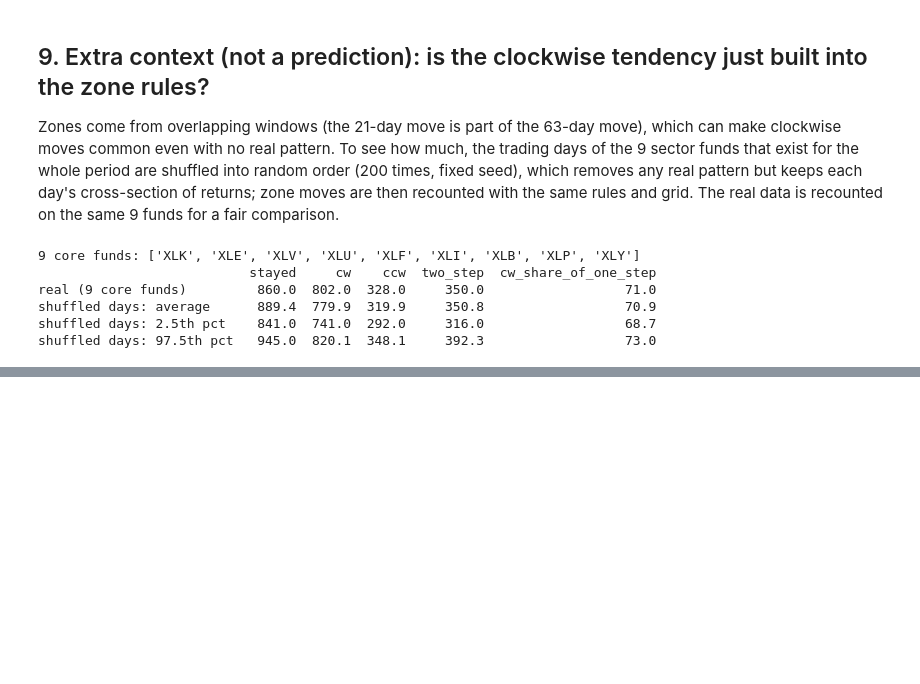
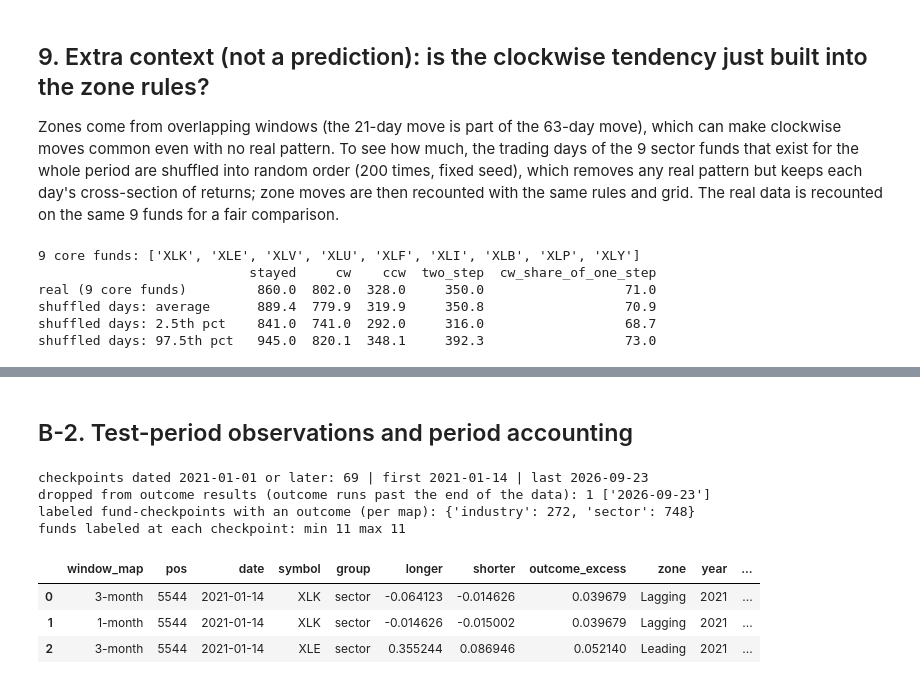
Before and after one commit to LamBuild33/market-rotation-research, a Jupyter notebook: notebooks/04_rotation_zones.ipynb, the cells around one changed output, grey strips where cells are left out. Saved outputs shown, nothing was run; the diff lists cells and outputs as text; code cells hidden in the pictures; blank space fills up the shorter version.

```diff
--- a/notebooks/04_rotation_zones.ipynb
+++ b/notebooks/04_rotation_zones.ipynb
@@ -306,0 +317,9 @@ shuffled days: 97.5th pct   945.0  820.1  348.1     392.3                  73.0
+# %%
+P_START = config.TEST_START
+P_END = None            # all data through the last date
+OUT = config.RESULTS_DIR
+R = OUT; R.mkdir(parents=True, exist_ok=True)               # Part B files are written with the 04b_ prefix
+dfF = load_prices(symbols=SECT + IND, fields=["adj_close"], end=P_END)
+PF = wide(dfF, "adj_close")[SECT + IND]
+nF = len(PF)
+print("loaded:", PF.index.min().date(), "to", PF.index.max().date(), "|", nF, "days")
@@ -306,0 +427,24 @@ shuffled days: 97.5th pct   945.0  820.1  348.1     392.3                  73.0
+# %% [markdown]
+## B-2. Test-period observations and period accounting
+# %%
+obsF, checksF = build_obs(PF)
+test_checks = [i for i in checksF if PF.index[i] >= pd.Timestamp(P_START)]
+dropped = [PF.index[i].date().isoformat() for i in test_checks if i + span > nF - 1]
+obsT = obsF[obsF.date >= pd.Timestamp(P_START)].reset_index(drop=True)
+print(f"checkpoints dated {pd.Timestamp(P_START).date()} or later: {len(test_checks)} | first {PF.index[test_checks[0]].date()} | last {PF.index[test_checks[-1]].date()}")
+print(f"dropped from outcome results (outcome runs past the end of the data): {len(dropped)} {dropped}")
+print("labeled fund-checkpoints with an outcome (per map):", obsT[(obsT.window_map == '3-month') & obsT.has_outcome].groupby('group').size().to_dict())
+print("funds labeled at each checkpoint: min", obsT[(obsT.window_map == '3-month') & (obsT.group == 'sector')].groupby('date').size().min(),
+      "max", obsT[(obsT.window_map == '3-month') & (obsT.group == 'sector')].groupby('date').size().max())
+obsT.drop(columns=["pos"]).round(6).to_csv(R / "04b_observations.csv", index=False)
+mainT = obsT[(obsT.window_map == "3-month") & (obsT.group == "sector")]
+obsT.head(3)
+# %% [output]
+checkpoints dated 2021-01-01 or later: 69 | first 2021-01-14 | last 2026-09-23
+dropped from outcome results (outcome runs past the end of the data): 1 ['2026-09-23']
+labeled fund-checkpoints with an outcome (per map): {'industry': 272, 'sector': 748}
+funds labeled at each checkpoint: min 11 max 11
+|  | window_map | pos | date | symbol | group | longer | shorter | outcome_excess | zone | year | ... |
+| 0 | 3-month | 5544 | 2021-01-14 | XLK | sector | -0.064123 | -0.014626 | 0.039679 | Lagging | 2021 | ... |
+| 1 | 1-month | 5544 | 2021-01-14 | XLK | sector | -0.014626 | -0.015002 | 0.039679 | Lagging | 2021 | ... |
+| 2 | 3-month | 5544 | 2021-01-14 | XLE | sector | 0.355244 | 0.086946 | 0.052140 | Leading | 2021 | ... |
```
Also changed, not shown: parts of 20 cells of this notebook, 13 other files.
